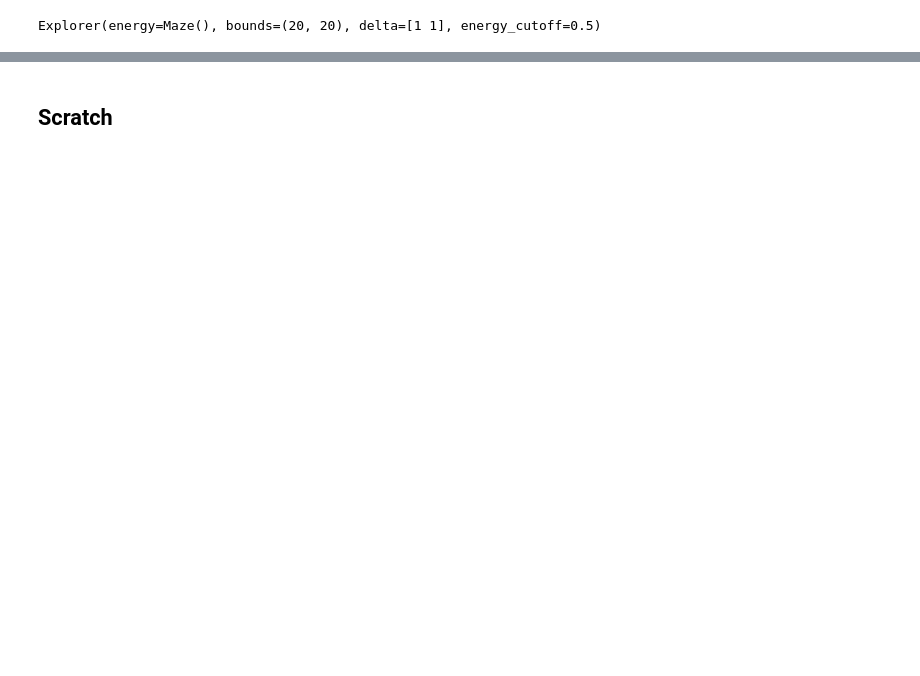
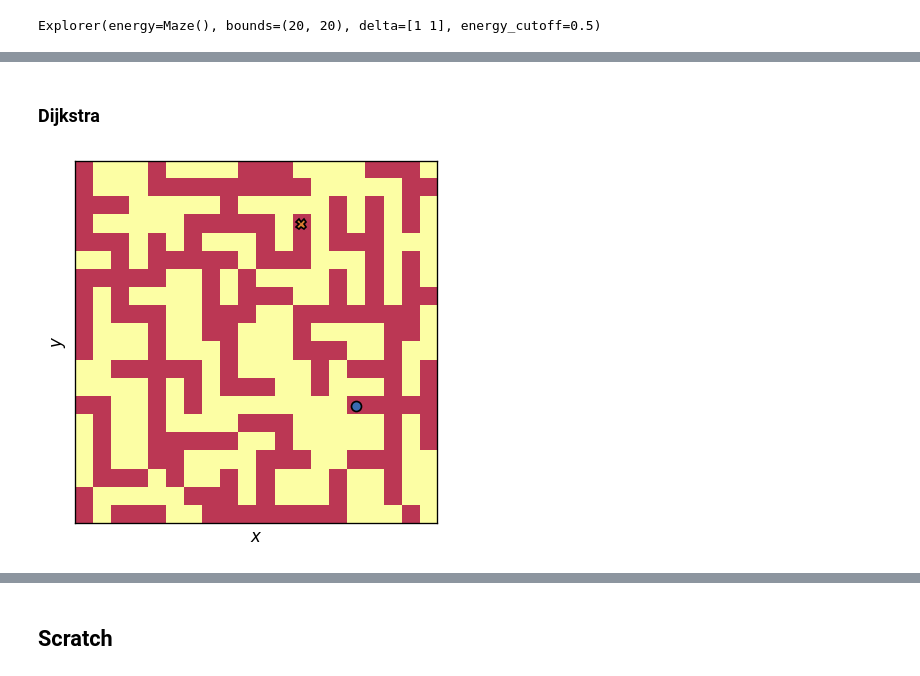
Before and after one commit to hanazupan/Breadth_first_search_of_state_space, a Jupyter notebook: scratch/maze.ipynb, the cells around one changed output, grey strips where cells are left out. Cells and saved outputs as stored; diff of their text form; code cells hidden in the pictures; blank space fills up the shorter version.

Commit message:
WIP: Dijkstra first working version

```diff
--- a/scratch/maze.ipynb
+++ b/scratch/maze.ipynb
@@ -269,13 +270,22 @@ class Maze(Energy):
     def get_energy(self, cell: tuple):
         return self.maze[cell]
 
-    def pick_accessible_cell(self):
+    def pick_first_accessible_cell(self):
         if self.maze is None:
             return
 
         for cell in np.ndindex(self.maze.shape):
             if self.maze[cell] == 0:
                 return cell
+
+    def pick_random_accessible_cell(self):
+        if self.maze is None:
+            return
+
+        while True:
+            cell = tuple(np.random.randint(0, s) for s in self.maze.shape)
+            if self.maze[cell] == 0:
+                return cell
 # %%
 maze = Maze()
 maze
@@ -609,3 +634,27 @@ for node, data in explorer.graph.nodes(data=True):
         assert adj_matrix[i, j] == adj_matrix[j, i] == 1
 
 assert np.count_nonzero(adj_matrix) == 2 * explorer.graph.number_of_edges()
+# %% [markdown]
+### Dijkstra
+# %%
+start = explorer.energy.pick_random_accessible_cell()
+end = explorer.energy.pick_random_accessible_cell()
+# %%
+plt.close("all")
+fig, ax = plt.subplots()
+im = ax.imshow(
+    maze.maze, vmin=-1, vmax=1,
+    cmap=mpl.cm.inferno,
+)
+ax.set(**{
+    "xlabel": "$x$",
+    "ylabel": "$y$",
+    "xticks": (),
+    "yticks": (),
+})
+
+ax.plot(start[1], start[0], marker="o", markeredgecolor="k")
+ax.plot(end[1], end[0], marker="X", markeredgecolor="k")
+plt.show()
+# %% [output]
+[figure, added]
```
Also changed, not shown: parts of 13 cells of this notebook.
